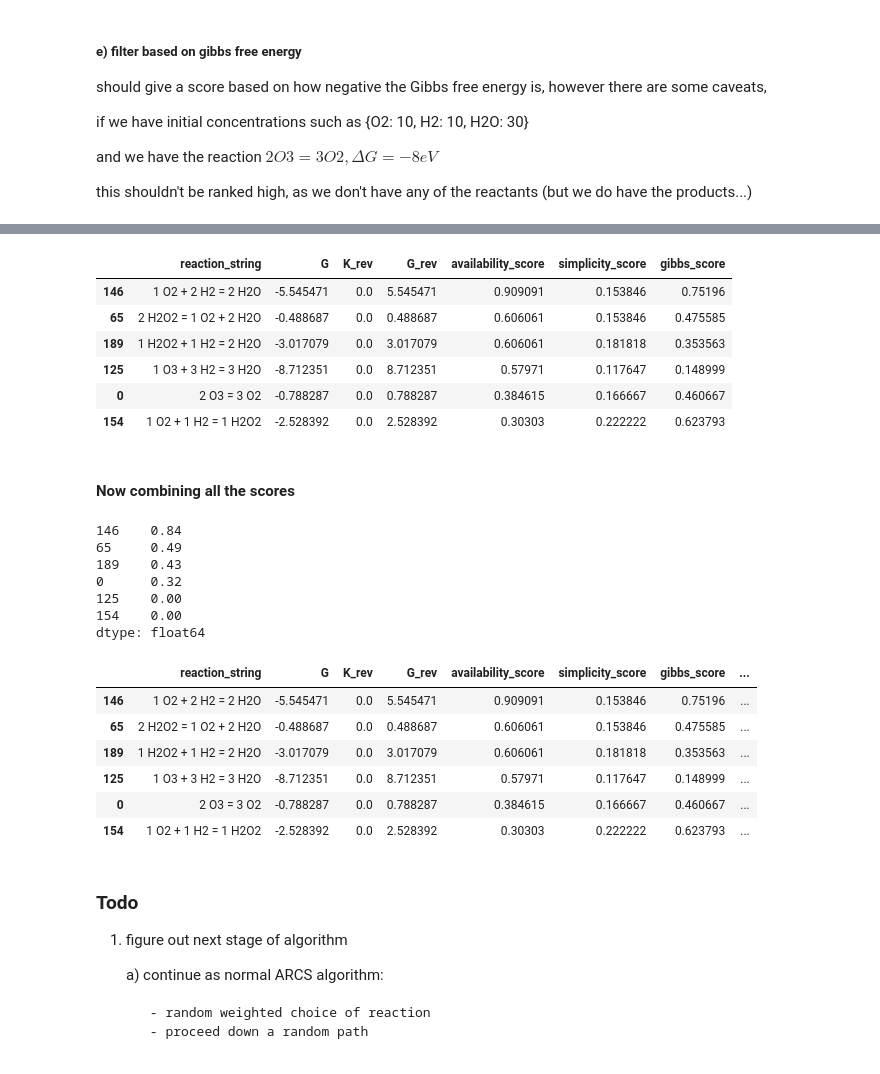
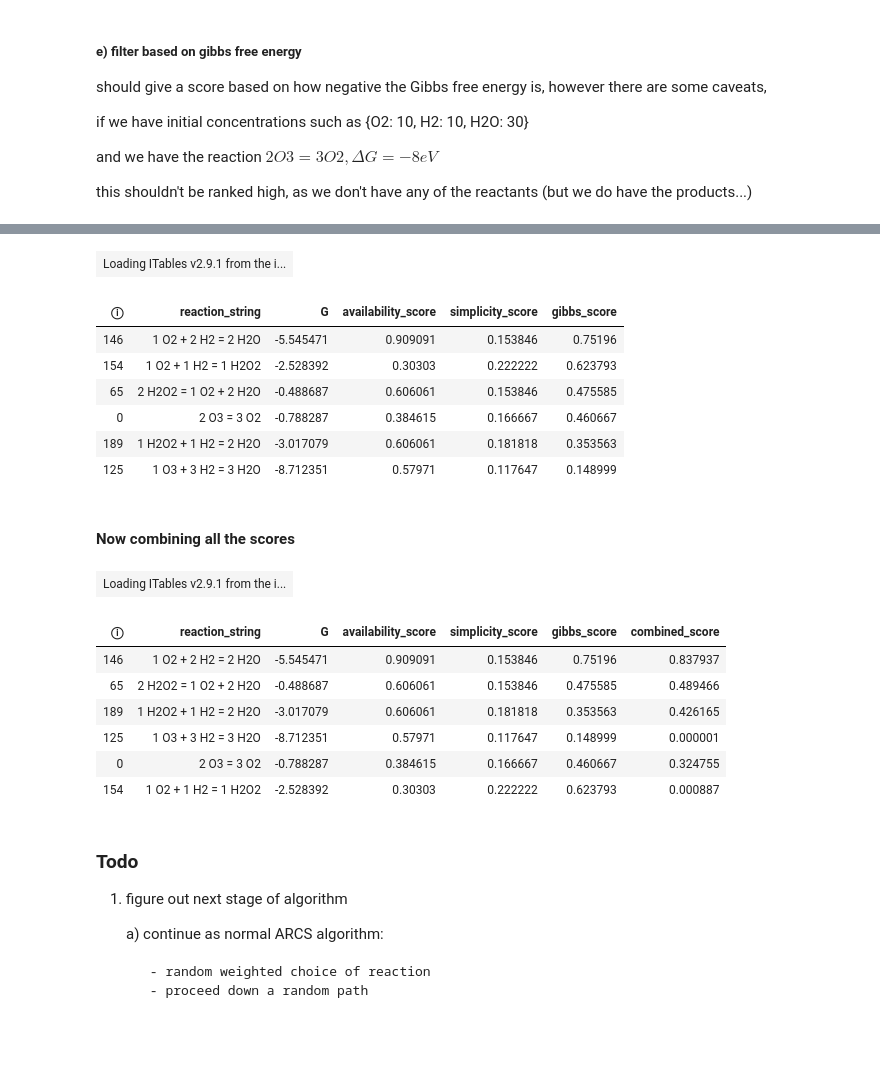
Before and after one commit to badw/arcs, a Jupyter notebook: examples/table_sandbox.ipynb, the cells around one changed output, grey strips where cells are left out. Cells and saved outputs as stored; diff of their text form; code cells hidden in the pictures; blank space fills up the shorter version.

```diff
--- a/examples/table_sandbox.ipynb
+++ b/examples/table_sandbox.ipynb
@@ -400,16 +350,18 @@ dtype: float64
 # %%
 filtered_table["gibbs_score"] = gibbs_score
 
-reactions = {idx: row_to_reaction(row) for idx, row in filtered_table.iterrows()}
-pd.DataFrame(reactions).drop(["K","reactants","products"]).T
+reactions = {idx: row_to_reaction(row)
+             for idx, row in filtered_table.iterrows()}
+pd.DataFrame(reactions).drop(["K", "K_rev","G_rev","reactants","products"]).T.sort_values(by="gibbs_score",ascending=False)
 # %% [output]
-|  | reaction_string | G | K_rev | G_rev | availability_score | simplicity_score | gibbs_score |
-| 146 | 1 O2 + 2 H2 = 2 H2O | -5.545471 | 0.0 | 5.545471 | 0.909091 | 0.153846 | 0.75196 |
-| 65 | 2 H2O2 = 1 O2 + 2 H2O | -0.488687 | 0.0 | 0.488687 | 0.606061 | 0.153846 | 0.475585 |
-| 189 | 1 H2O2 + 1 H2 = 2 H2O | -3.017079 | 0.0 | 3.017079 | 0.606061 | 0.181818 | 0.353563 |
-| 125 | 1 O3 + 3 H2 = 3 H2O | -8.712351 | 0.0 | 8.712351 | 0.57971 | 0.117647 | 0.148999 |
-| 0 | 2 O3 = 3 O2 | -0.788287 | 0.0 | 0.788287 | 0.384615 | 0.166667 | 0.460667 |
-| 154 | 1 O2 + 1 H2 = 1 H2O2 | -2.528392 | 0.0 | 2.528392 | 0.30303 | 0.222222 | 0.623793 |
+| Loading ITables v2.9.1 from the i... |
+| ⓘ | reaction_string | G | availability_score | simplicity_score | gibbs_score |
+| 146 | 1 O2 + 2 H2 = 2 H2O | -5.545471 | 0.909091 | 0.153846 | 0.75196 |
+| 154 | 1 O2 + 1 H2 = 1 H2O2 | -2.528392 | 0.30303 | 0.222222 | 0.623793 |
+| 65 | 2 H2O2 = 1 O2 + 2 H2O | -0.488687 | 0.606061 | 0.153846 | 0.475585 |
+| 0 | 2 O3 = 3 O2 | -0.788287 | 0.384615 | 0.166667 | 0.460667 |
+| 189 | 1 H2O2 + 1 H2 = 2 H2O | -3.017079 | 0.606061 | 0.181818 | 0.353563 |
+| 125 | 1 O3 + 3 H2 = 3 H2O | -8.712351 | 0.57971 | 0.117647 | 0.148999 |
 # %% [markdown]
 #### Now combining all the scores
 # %%
@@ -445,30 +397,22 @@ def combined_scores(df, weights=None, method='geometric', normalize=True,
 
     return final
 # %%
-combined_score = combined_scores(filtered_table,method="geometric",weights={'availability_score': 2.0, 'simplicity_score': 1.0, 'gibbs_score': 3.0})
+combined_score = combined_scores(filtered_table,method="geometric",weights={'availability_score': 1.0, 'simplicity_score': 2.0, 'gibbs_score':2.0})
 
 filtered_table["combined_score"] = combined_score
-combined_score.round(2).sort_values(ascending=False)
-# %% [output]
-146    0.84
-65     0.49
-189    0.43
-0      0.32
-125    0.00
-154    0.00
-dtype: float64
 # %%
 final_table = filtered_table.sort_values(by="combined_score",ascending=False)
 reactions = {idx: row_to_reaction(row) for idx, row in filtered_table.iterrows()}
-pd.DataFrame(reactions).drop(["K","reactants","products"]).T
+pd.DataFrame(reactions).drop(["K","K_rev","G_rev","reactants","products"]).T
 # %% [output]
-|  | reaction_string | G | K_rev | G_rev | availability_score | simplicity_score | gibbs_score | ... |
-| 146 | 1 O2 + 2 H2 = 2 H2O | -5.545471 | 0.0 | 5.545471 | 0.909091 | 0.153846 | 0.75196 | ... |
-| 65 | 2 H2O2 = 1 O2 + 2 H2O | -0.488687 | 0.0 | 0.488687 | 0.606061 | 0.153846 | 0.475585 | ... |
-| 189 | 1 H2O2 + 1 H2 = 2 H2O | -3.017079 | 0.0 | 3.017079 | 0.606061 | 0.181818 | 0.353563 | ... |
-| 125 | 1 O3 + 3 H2 = 3 H2O | -8.712351 | 0.0 | 8.712351 | 0.57971 | 0.117647 | 0.148999 | ... |
-| 0 | 2 O3 = 3 O2 | -0.788287 | 0.0 | 0.788287 | 0.384615 | 0.166667 | 0.460667 | ... |
-| 154 | 1 O2 + 1 H2 = 1 H2O2 | -2.528392 | 0.0 | 2.528392 | 0.30303 | 0.222222 | 0.623793 | ... |
+| Loading ITables v2.9.1 from the i... |
+| ⓘ | reaction_string | G | availability_score | simplicity_score | gibbs_score | combined_score |
+| 146 | 1 O2 + 2 H2 = 2 H2O | -5.545471 | 0.909091 | 0.153846 | 0.75196 | 0.837937 |
+| 65 | 2 H2O2 = 1 O2 + 2 H2O | -0.488687 | 0.606061 | 0.153846 | 0.475585 | 0.489466 |
+| 189 | 1 H2O2 + 1 H2 = 2 H2O | -3.017079 | 0.606061 | 0.181818 | 0.353563 | 0.426165 |
+| 125 | 1 O3 + 3 H2 = 3 H2O | -8.712351 | 0.57971 | 0.117647 | 0.148999 | 0.000001 |
+| 0 | 2 O3 = 3 O2 | -0.788287 | 0.384615 | 0.166667 | 0.460667 | 0.324755 |
+| 154 | 1 O2 + 1 H2 = 1 H2O2 | -2.528392 | 0.30303 | 0.222222 | 0.623793 | 0.000887 |
 # %%
 # create a function that combines all of these
 def filter_and_sort_reactions_table(
```
Also changed, not shown: parts of 57 cells of this notebook, 2 other files.
